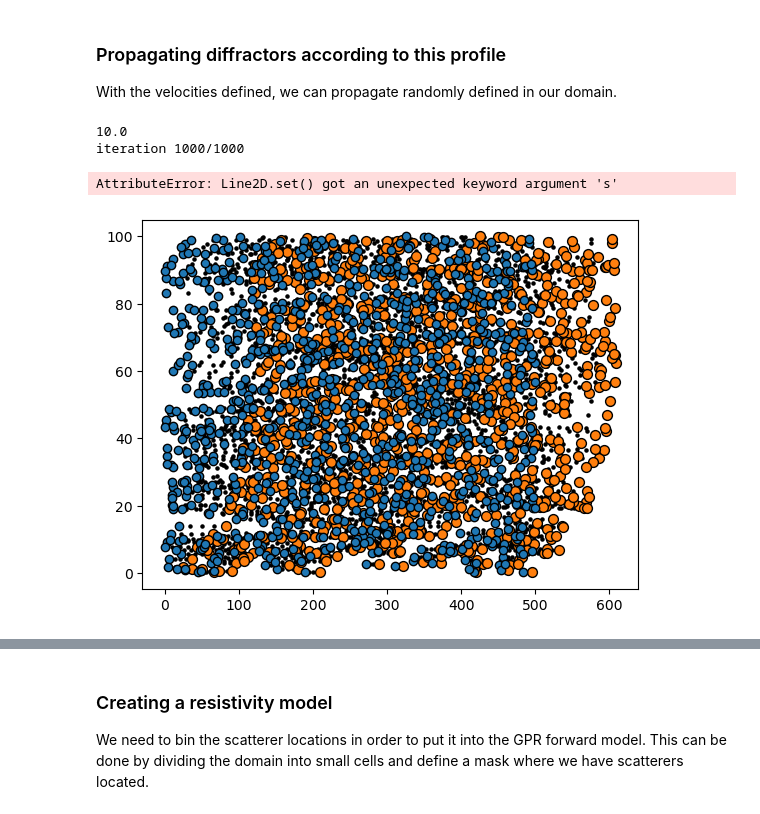
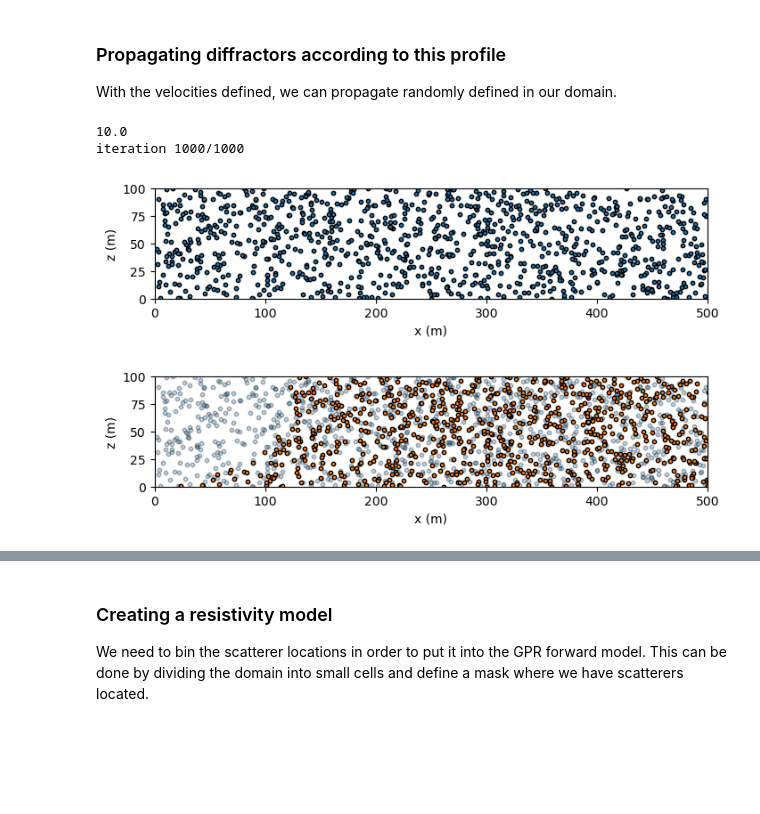
Before and after one commit to aleximorin/lcc, a Jupyter notebook: Propagating diffractors.ipynb, the cells around one changed output, grey strips where cells are left out. Drawn from its saved outputs; the diff is of its cells as text; code cells hidden in the pictures; blank space fills up the shorter version.

```diff
--- a/Propagating diffractors.ipynb
+++ b/Propagating diffractors.ipynb
@@ -177,26 +177,49 @@ for i in range(nsteps - 1):
     dz = f_z(x1[i], z1[i], grid=False)*dt
     x1[i + 1] = x1[i] + dx
     z1[i + 1] = z1[i] + dz
-
-# we can plot the particles, it's very laggy when theres a lot of particles to track
-plt.scatter(x0, z0, zorder=2, ec='k')
-for i, t in enumerate(np.linspace(0, nsteps - 1, 5).astype(int)):
-    plt.scatter(x1[t], z1[t], c='k', s=5)
-
-plt.scatter(x1[-1], z1[-1], zorder=1, ec='k', s=50)
-plt.plot(x1, z1, zorder=0, c='k', lw=0.5, s=10)
-
-plt.gca().set_aspect(5)
-
-plt.xlabel('x (m)')
-plt.ylabel('z (m)')
-
-print()
 # %% [output]
 10.0
 iteration 1000/1000
-AttributeError: Line2D.set() got an unexpected keyword argument 's'
-[figure, removed]
+# %%
+%matplotlib inline
+# we can plot the particles, it's very laggy when theres a lot of particles to track
+plt.figure()
+plt.gcf().set_size_inches(8, 4)
+plt.scatter(x0, z0, zorder=2, ec='k', s=10)
+
+plt.gca().set_aspect(1)
+
+plt.xlabel('x (m)')
+plt.ylabel('z (m)')
+plt.xlim(0, 500)
+plt.ylim(0, 100)
+
+plt.gcf().savefig('powerpoints/figures/points.png', dpi=800, bbox_inches='tight')
+# %% [output]
+[figure, added]
+# %%
+%matplotlib inline
+# we can plot the particles, it's very laggy when theres a lot of particles to track
+plt.scatter(x0, z0, ec='k', s=10, zorder=0, alpha=0.3)
+#for i, t in enumerate(np.linspace(0, nsteps - 1, 5).astype(int)):
+#    plt.scatter(x1[t], z1[t], c='k', s=5)
+
+plt.scatter(x1[-1], z1[-1], zorder=2, ec='k', s=10)
+#plt.plot(x1, z1, zorder=1, c='k', lw=0.1, )
+
+plt.gcf().set_size_inches(8, 4)
+
+plt.gca().set_aspect(1)
+
+plt.xlabel('x (m)')
+plt.ylabel('z (m)')
+
+plt.xlim(0, 500)
+plt.ylim(0, 100)
+
+plt.gcf().savefig('powerpoints/figures/moved_points.png', dpi=800, bbox_inches='tight')
+# %% [output]
+[figure, added]
 # %%
 points = np.stack((x1, 100 - z1))
 print(f'Points has shape (ndim, ntime, npoints)')
```
Also changed, not shown: parts of 7 cells of this notebook, 3 other files.
